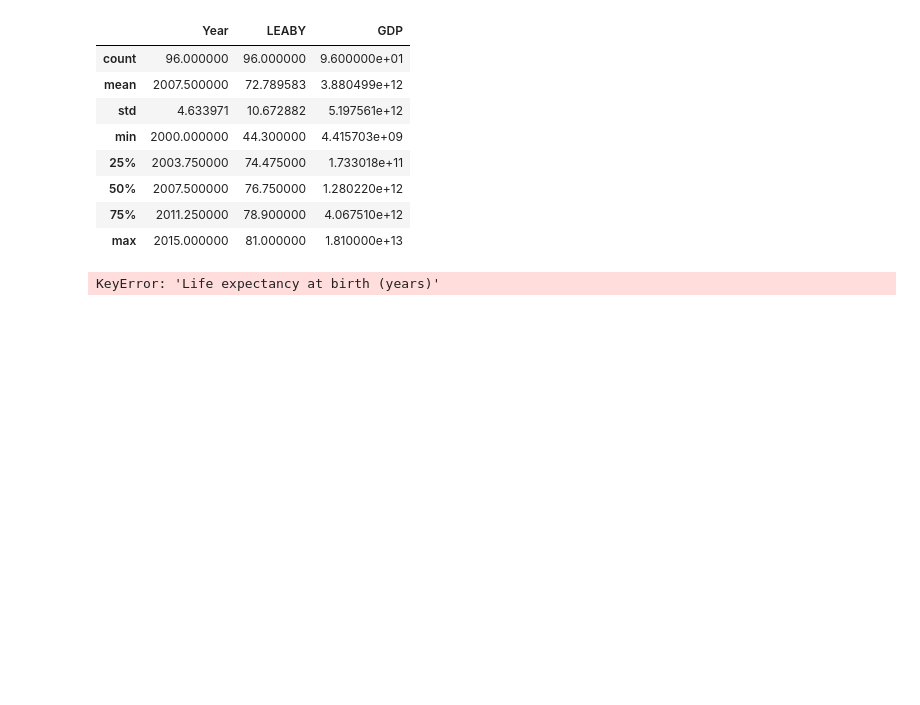
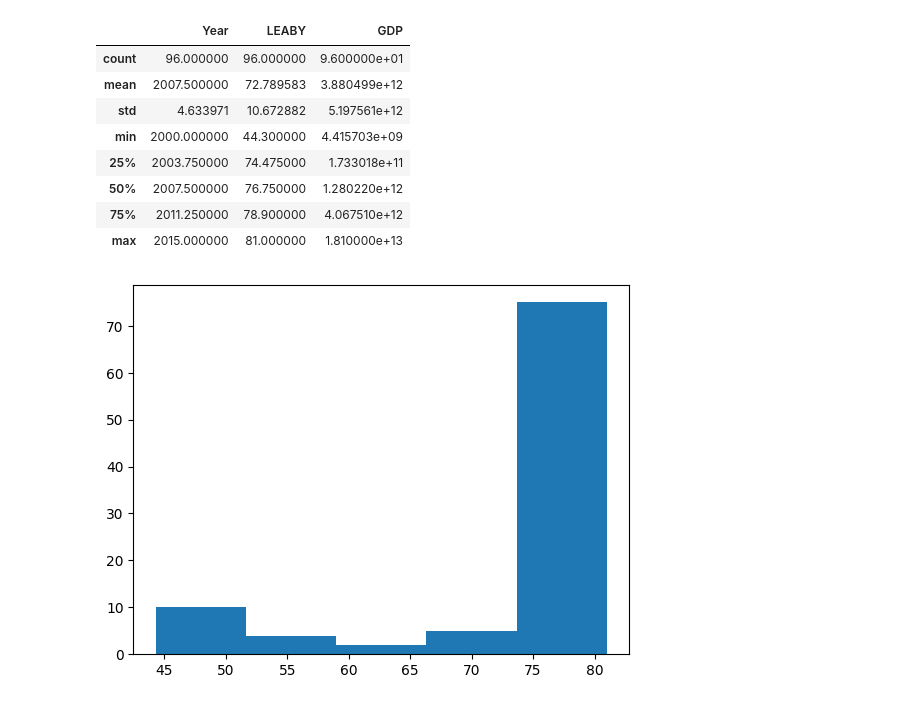
Before and after one commit to henriksommerin-sys/Python-Portfolio-Projects, a Jupyter notebook: project-life-expectancy-and-gdp/life_expectancy_gdp.ipynb, the cells around one changed output. Saved outputs shown, nothing was run; the diff lists cells and outputs as text; code cells hidden in the pictures; blank space fills up the shorter version.

```diff
--- a/project-life-expectancy-and-gdp/life_expectancy_gdp.ipynb
+++ b/project-life-expectancy-and-gdp/life_expectancy_gdp.ipynb
@@ -72,10 +80,10 @@ df.describe()
 | max | 2015.000000 | 81.000000 | 1.810000e+13 |
 # %%
 #Visualize Life expectancy using a histogram
-plt.hist(x=df['Life expectancy at birth (years)'], bins=5)
+plt.hist(x=df['LEABY'], bins=5)
 plt.show()
 # %% [output]
-KeyError: 'Life expectancy at birth (years)'
+[figure, added]
 # %%
 #Visualize GDP  using a histogram
 plt.hist(x=df['GDP'], bins=20)
```
Also changed, not shown: parts of 8 cells of this notebook, 3 other files.
